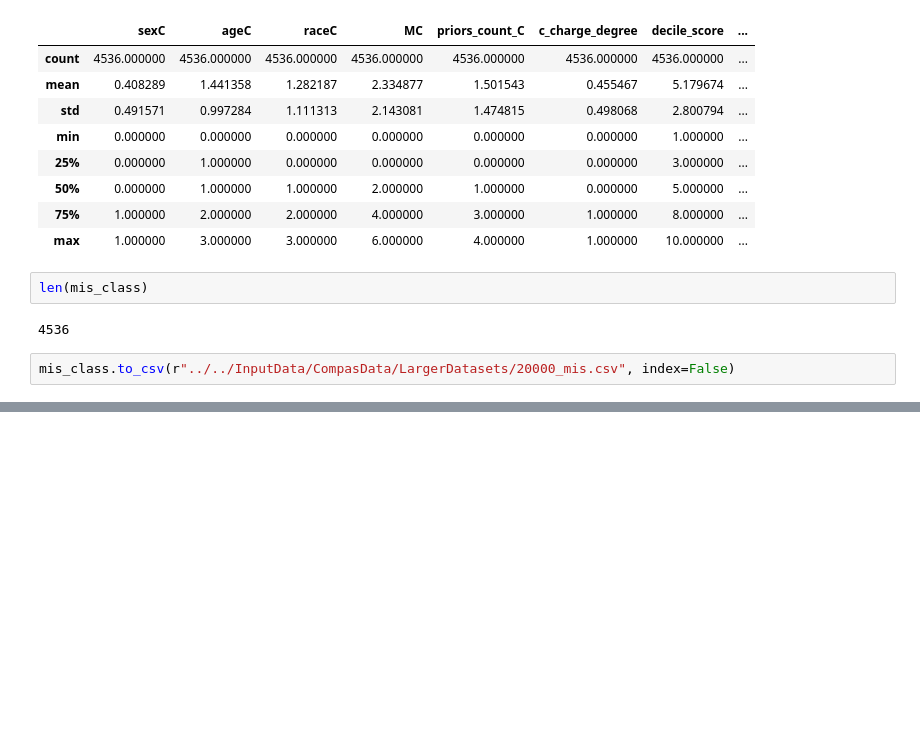
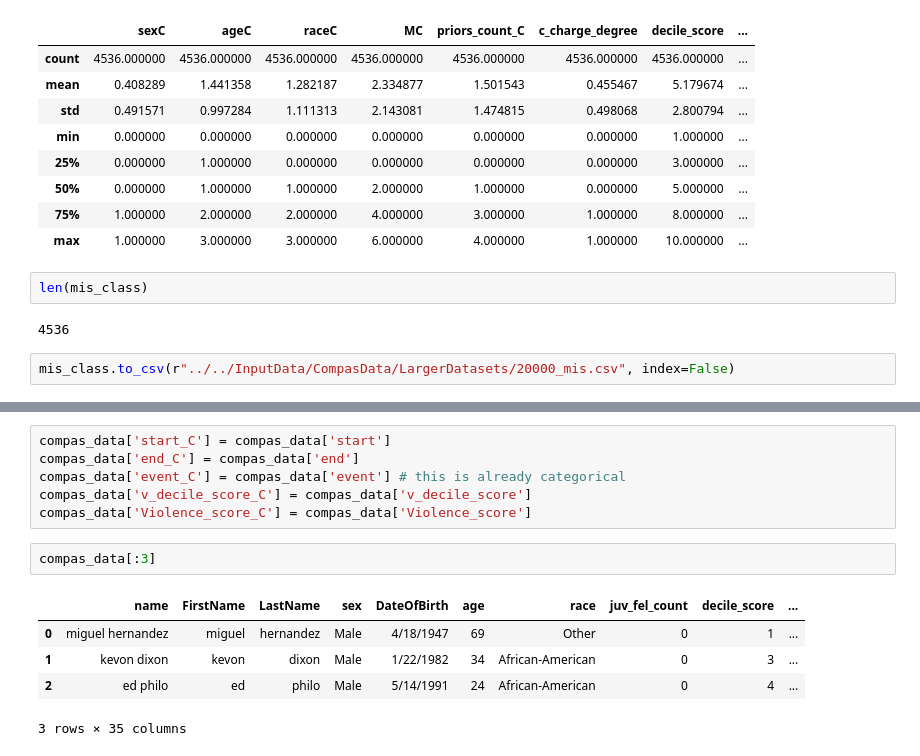
Before and after one commit to JinyangLi01/UnfairlyTreatedGroupDetection, a Jupyter notebook: Coding/DataPreprocessing/CompasDataset_0.ipynb, the cells around one changed output, grey strips where cells are left out. Saved outputs shown, nothing was run; the diff lists cells and outputs as text; blank space fills up the shorter version.

```diff
--- a/Coding/DataPreprocessing/CompasDataset_0.ipynb
+++ b/Coding/DataPreprocessing/CompasDataset_0.ipynb
@@ -495,0 +551,14 @@ mis_class.to_csv(r"../../InputData/CompasData/LargerDatasets/20000_mis.csv", ind
+# %%
+compas_data['start_C'] = compas_data['start']
+compas_data['end_C'] = compas_data['end']
+compas_data['event_C'] = compas_data['event'] # this is already categorical
+compas_data['v_decile_score_C'] = compas_data['v_decile_score']
+compas_data['Violence_score_C'] = compas_data['Violence_score']
+# %%
+compas_data[:3]
+# %% [output]
+|  | name | FirstName | LastName | sex | DateOfBirth | age | race | juv_fel_count | decile_score | ... |
+| 0 | miguel hernandez | miguel | hernandez | Male | 4/18/1947 | 69 | Other | 0 | 1 | ... |
+| 1 | kevon dixon | kevon | dixon | Male | 1/22/1982 | 34 | African-American | 0 | 3 | ... |
+| 2 | ed philo | ed | philo | Male | 5/14/1991 | 24 | African-American | 0 | 4 | ... |
+3 rows × 35 columns
```
Also changed, not shown: parts of 21 cells of this notebook, 3 other files.
